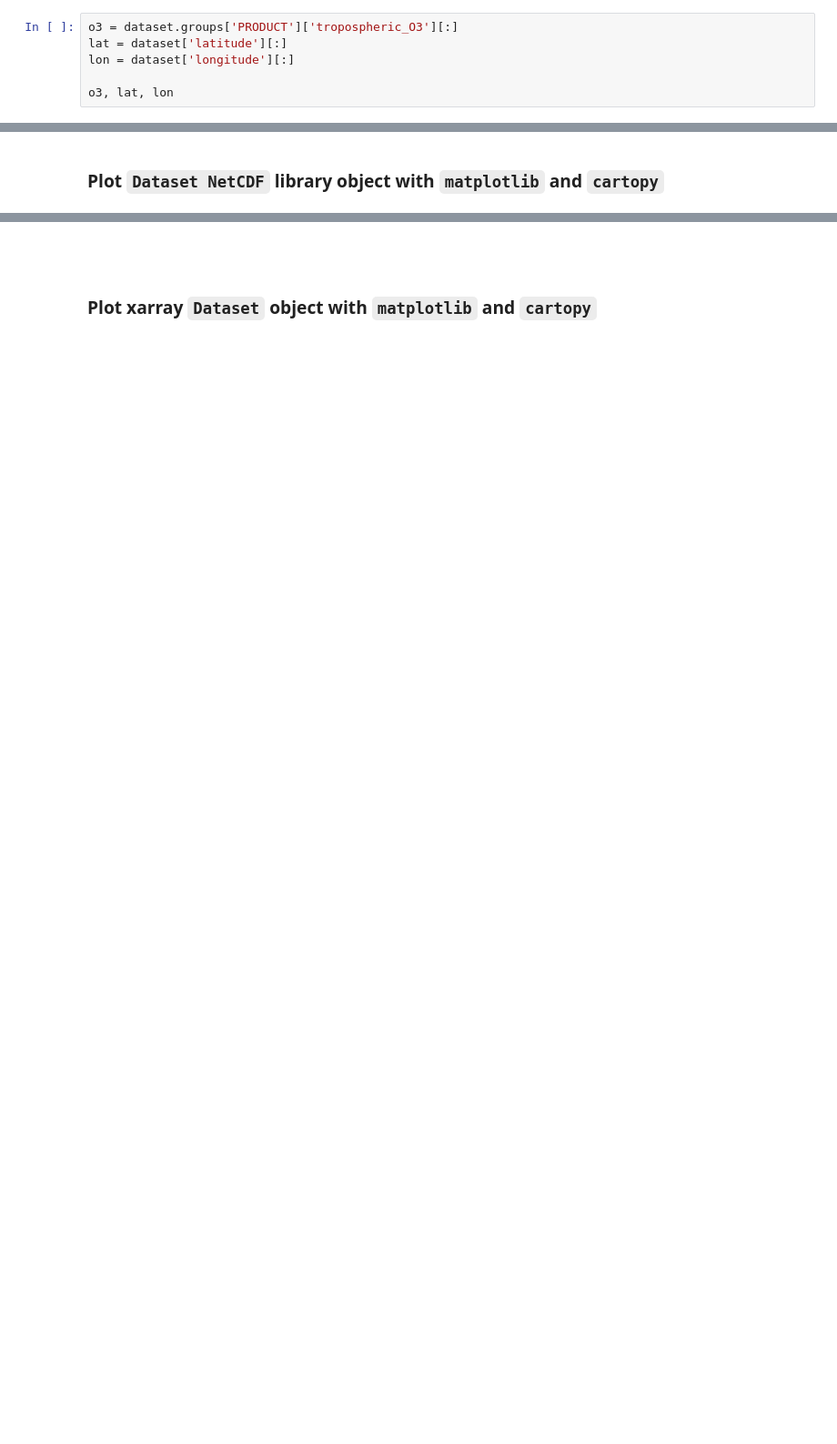
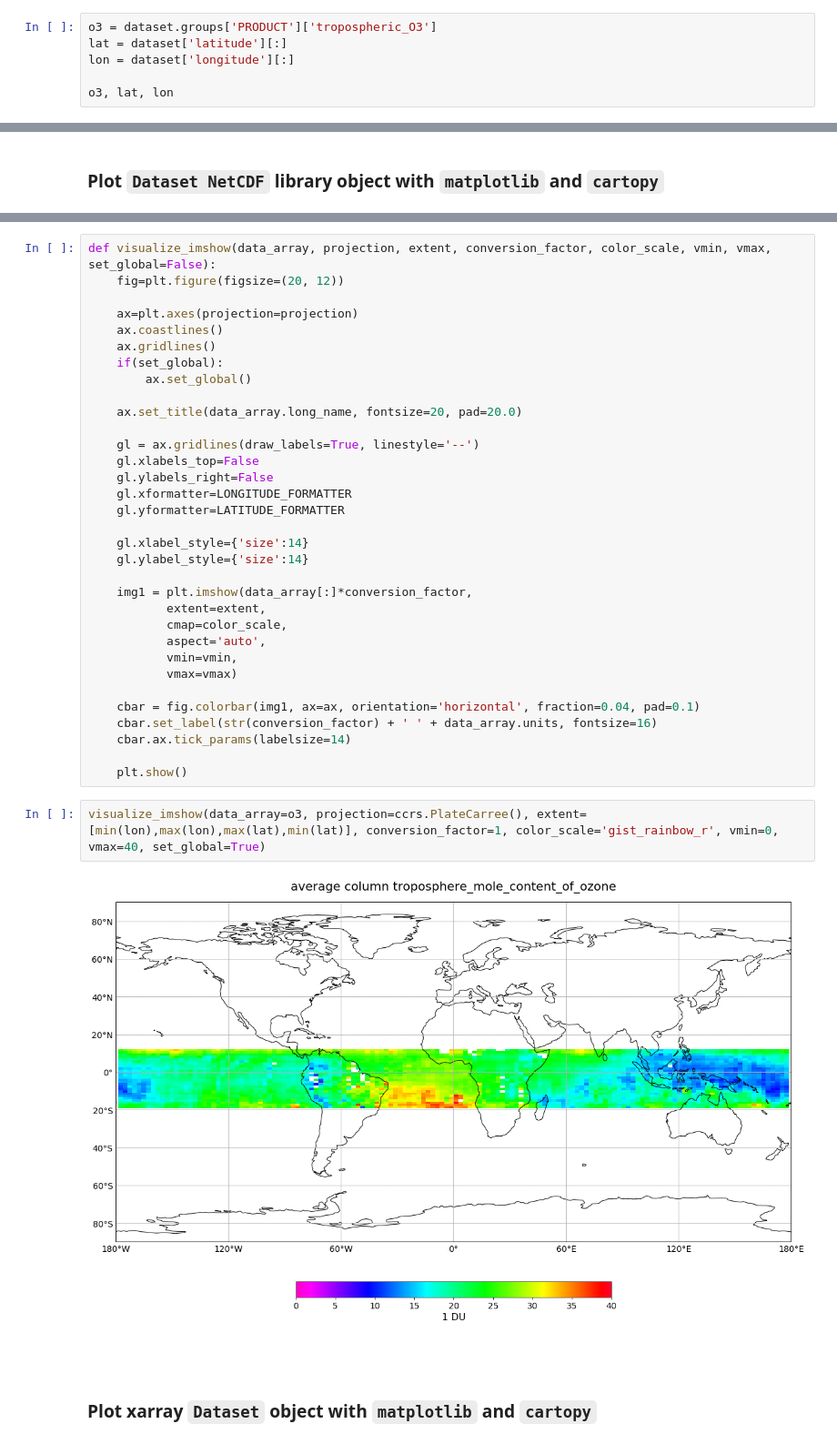
Before and after one commit to federicofierli1/LTPy_Notebooks_satellite_copernicus, a Jupyter notebook: 22_ltpy_v01_AC_SAF_L3_data_products.ipynb, the cells around one changed output, grey strips where cells are left out. Shown at 91% size. Drawn from its saved outputs; the diff is of its cells as text; blank space fills up the shorter version.

```diff
--- a/22_ltpy_v01_AC_SAF_L3_data_products.ipynb
+++ b/22_ltpy_v01_AC_SAF_L3_data_products.ipynb
@@ -97,7 +106,7 @@ If we want to access the data values, we can retrieve it by indicating `[:]` - t
 
 We see that the `latitude` coordinates range between 19.375 N and -19.375 S and the `longitude` coordinates range between -178.75 W to 178.75 E.
 # %%
-o3 = dataset.groups['PRODUCT']['tropospheric_O3'][:]
+o3 = dataset.groups['PRODUCT']['tropospheric_O3']
 lat = dataset['latitude'][:]
 lon = dataset['longitude'][:]
 
@@ -296,3 +274,40 @@ cb.set_label('Dobson Unit', labelpad=5, y=0.5)
+# %%
+def visualize_imshow(data_array, projection, extent, conversion_factor, color_scale, vmin, vmax, set_global=False):
+    fig=plt.figure(figsize=(20, 12))
+
+    ax=plt.axes(projection=projection)
+    ax.coastlines()
+    ax.gridlines()
+    if(set_global):
+        ax.set_global()
+
+    ax.set_title(data_array.long_name, fontsize=20, pad=20.0)
+
+    gl = ax.gridlines(draw_labels=True, linestyle='--')
+    gl.xlabels_top=False
+    gl.ylabels_right=False
+    gl.xformatter=LONGITUDE_FORMATTER
+    gl.yformatter=LATITUDE_FORMATTER
+
+    gl.xlabel_style={'size':14}
+    gl.ylabel_style={'size':14}
+
+    img1 = plt.imshow(data_array[:]*conversion_factor,
+           extent=extent,
+           cmap=color_scale,
+           aspect='auto',
+           vmin=vmin,
+           vmax=vmax)
+
+    cbar = fig.colorbar(img1, ax=ax, orientation='horizontal', fraction=0.04, pad=0.1)
+    cbar.set_label(str(conversion_factor) + ' ' + data_array.units, fontsize=16)
+    cbar.ax.tick_params(labelsize=14)
+
+    plt.show()
+# %%
+visualize_imshow(data_array=o3, projection=ccrs.PlateCarree(), extent=[min(lon),max(lon),max(lat),min(lat)], conversion_factor=1, color_scale='gist_rainbow_r', vmin=0, vmax=40, set_global=True)
+# %% [output]
+[figure, added]
 # %% [markdown]
 <br>
 # %% [markdown]
```
Also changed, not shown: parts of 21 cells of this notebook, 10 other files.
